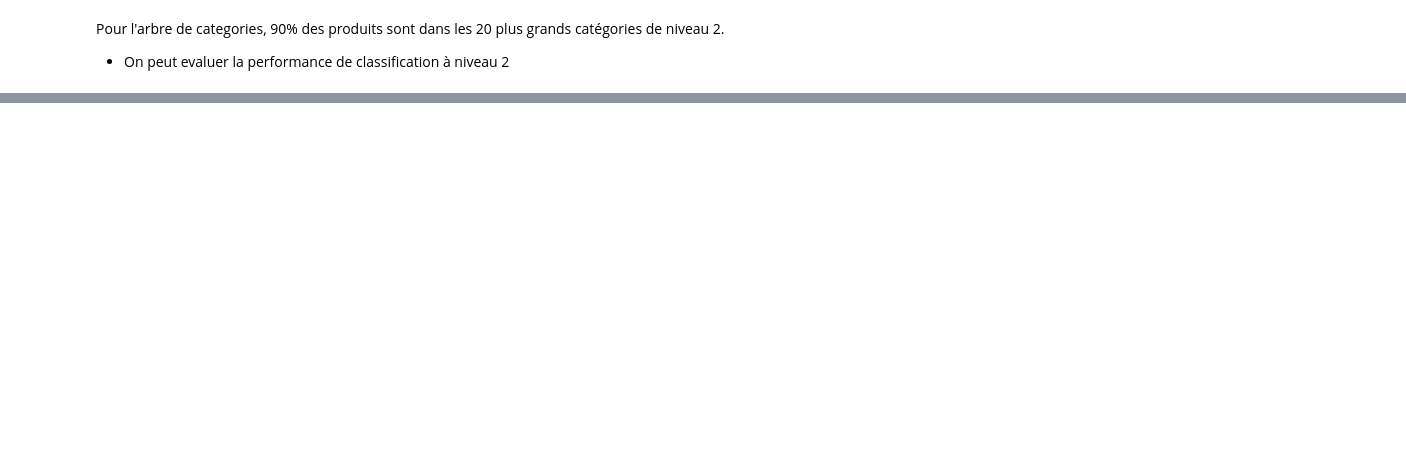
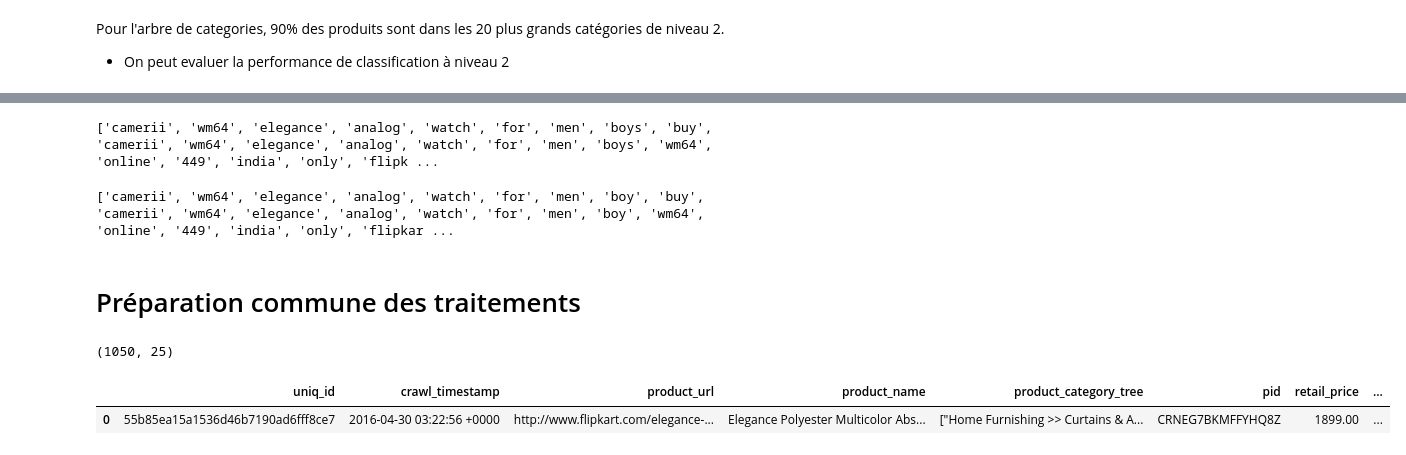
Before and after one commit to mrcreasey/oc-ds-p6-nlp-computer-vision, a Jupyter notebook: P6_01_text_clustering.ipynb, the cells around one changed output, grey strips where cells are left out. Saved outputs shown, nothing was run; the diff lists cells and outputs as text; code cells hidden in the pictures; blank space fills up the shorter version.

Commit message:
prepare description field for classification

```diff
--- a/P6_01_text_clustering.ipynb
+++ b/P6_01_text_clustering.ipynb
@@ -389,0 +488,36 @@ Pour l'arbre de categories, 90% des produits sont dans les 20 plus grands catég
+# %%
+from typing import List
+
+
+def lower_start_fct(list_words: List[str]) -> List[str]:
+    """lower case et alpha"""
+    lw = [w.lower() for w in list_words if (not w.startswith("@"))
+          #                                   and (not w.startswith("#"))
+          and (not w.startswith("http"))]
+    return lw
+
+
+print(lower_start_fct(stop_word_filter_fct(
+    tokenizer_fct(df_data['description'][6]))))
+# %% [output]
+['camerii', 'wm64', 'elegance', 'analog', 'watch', 'for', 'men', 'boys', 'buy', 'camerii', 'wm64', 'elegance', 'analog', 'watch', 'for', 'men', 'boys', 'wm64', 'online', '449', 'india', 'only', 'flipk ...
+# %%
+from typing import List
+from nltk.stem import WordNetLemmatizer
+
+
+def lemma_fct(list_words: List[str]) -> List[str]:
+    """
+    Lemmatizer (base d'un mot)
+    """
+    lemmatizer = WordNetLemmatizer()
+    lem_w = [lemmatizer.lemmatize(w) for w in list_words]
+    return lem_w
+# %%
+# test de lemmatizer
+print(lemma_fct(lower_start_fct(
+    stop_word_filter_fct(tokenizer_fct(df_data['description'][6])))))
+# %% [output]
+['camerii', 'wm64', 'elegance', 'analog', 'watch', 'for', 'men', 'boy', 'buy', 'camerii', 'wm64', 'elegance', 'analog', 'watch', 'for', 'men', 'boy', 'wm64', 'online', '449', 'india', 'only', 'flipkar ...
+# %% [markdown]
+# Préparation commune des traitements
@@ -389,0 +566,17 @@ Pour l'arbre de categories, 90% des produits sont dans les 20 plus grands catég
+# %%
+
+def transform_field(df: pd.DataFrame, text_col: str = 'description'):
+    df = df.copy()
+    df['sentence_bow'] = df[text_col].apply(lambda x: transform_bow_fct(x))
+    df['sentence_bow_lem'] = df[text_col].apply(
+        lambda x: transform_bow_lem_fct(x))
+    df['sentence_dl'] = df[text_col].apply(lambda x: transform_dl_fct(x))
+    print(df.shape)
+    return df
+
+
+df_cleaned.pipe(transform_field).head(1)
+# %% [output]
+(1050, 25)
+|  | uniq_id | crawl_timestamp | product_url | product_name | product_category_tree | pid | retail_price | ... |
+| 0 | 55b85ea15a1536d46b7190ad6fff8ce7 | 2016-04-30 03:22:56 +0000 | http://www.flipkart.com/elegance-... | Elegance Polyester Multicolor Abs... | ["Home Furnishing >> Curtains & A... | CRNEG7BKMFFYHQ8Z | 1899.00 | ... |
```
Also changed, not shown: parts of 21 cells of this notebook, 1 other file.
